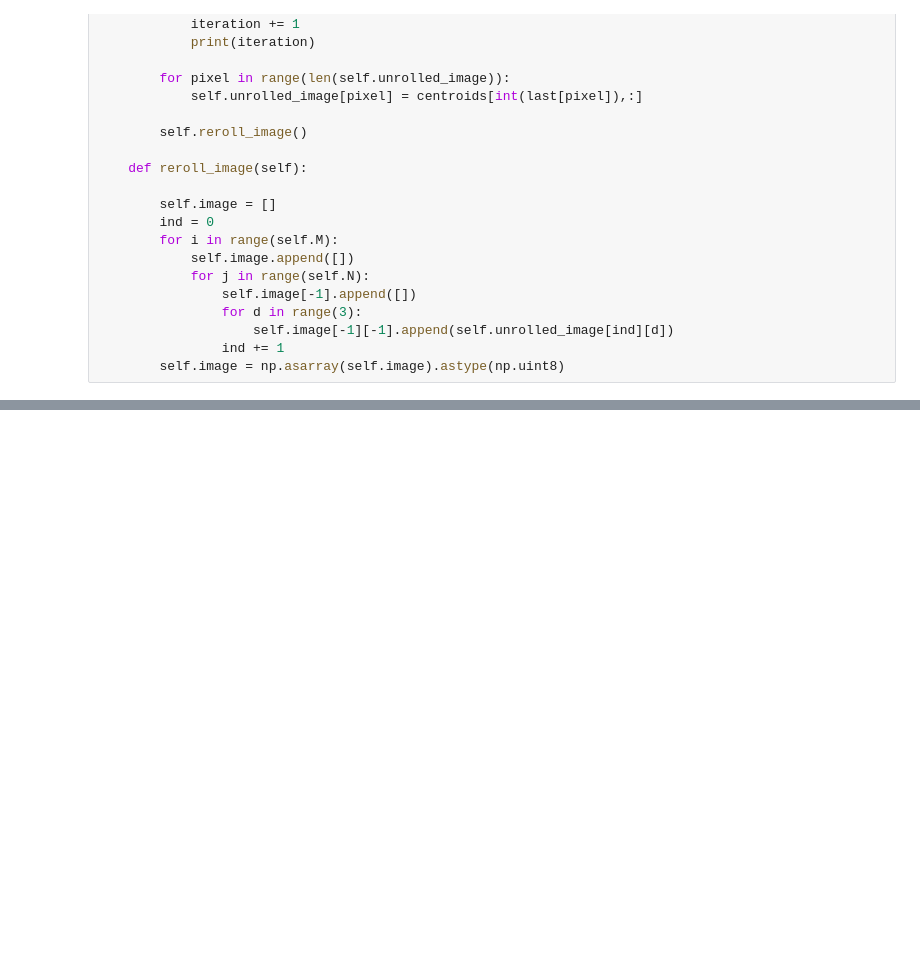
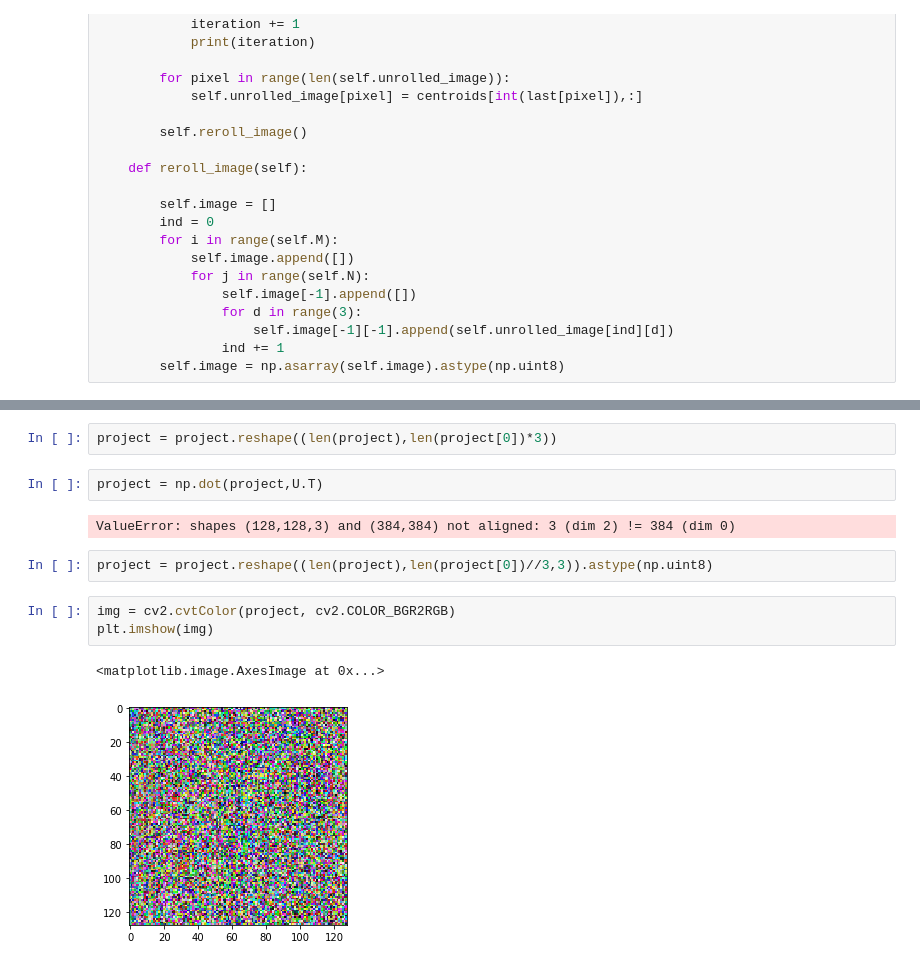
Before and after one commit to bwb314/image_compression, a Jupyter notebook: Image Compression.ipynb, the cells around one changed output, grey strips where cells are left out. Cells and saved outputs as stored; diff of their text form; blank space fills up the shorter version.

```diff
--- a/Image Compression.ipynb
+++ b/Image Compression.ipynb
@@ -129,0 +146,14 @@ a
+# %%
+project = project.reshape((len(project),len(project[0])*3))
+# %%
+project = np.dot(project,U.T)
+# %% [output]
+ValueError: shapes (128,128,3) and (384,384) not aligned: 3 (dim 2) != 384 (dim 0)
+# %%
+project = project.reshape((len(project),len(project[0])//3,3)).astype(np.uint8)
+# %%
+img = cv2.cvtColor(project, cv2.COLOR_BGR2RGB)
+plt.imshow(img)
+# %% [output]
+<matplotlib.image.AxesImage at 0x...>
+[figure, added]
```
Also changed, not shown: parts of 30 cells of this notebook, 1 other file.
